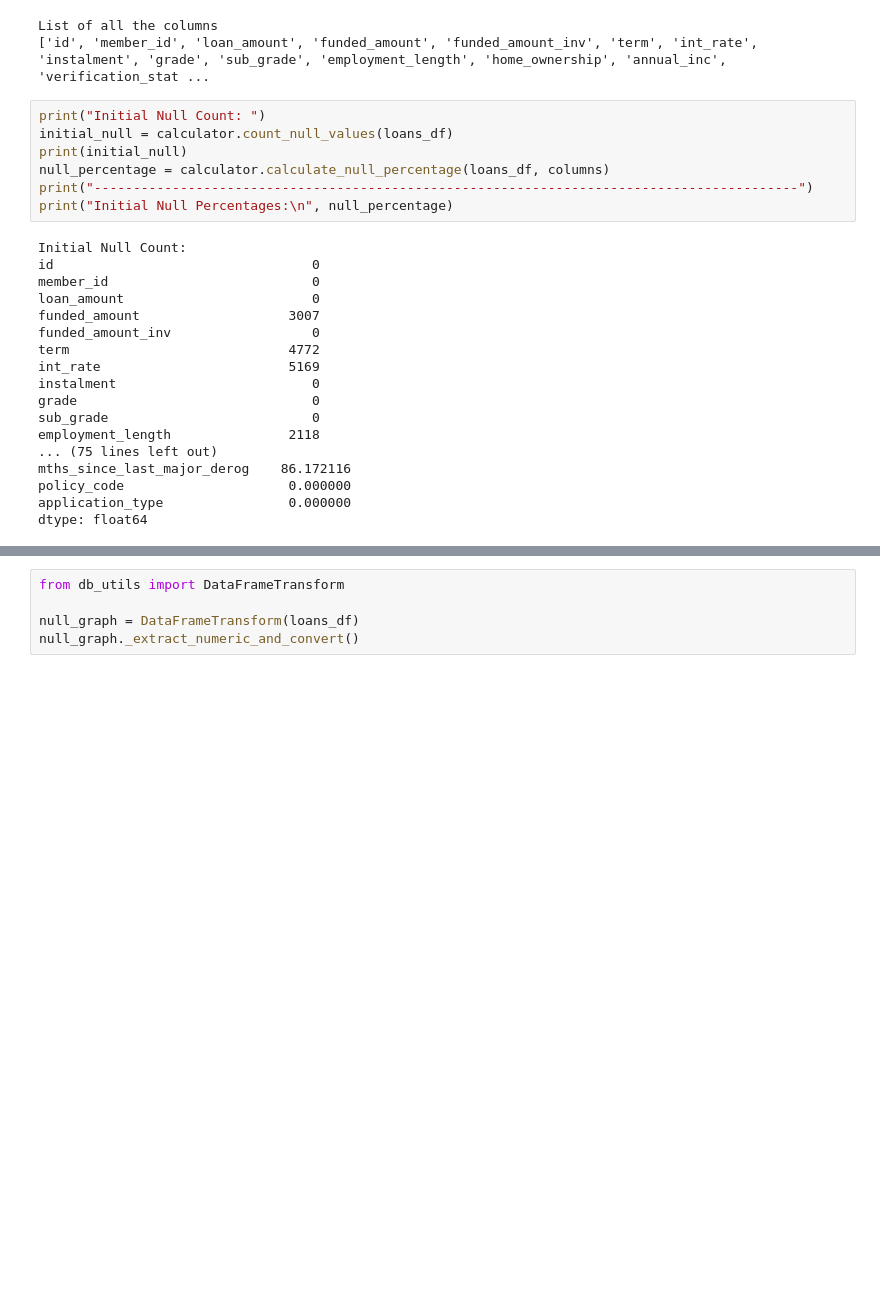
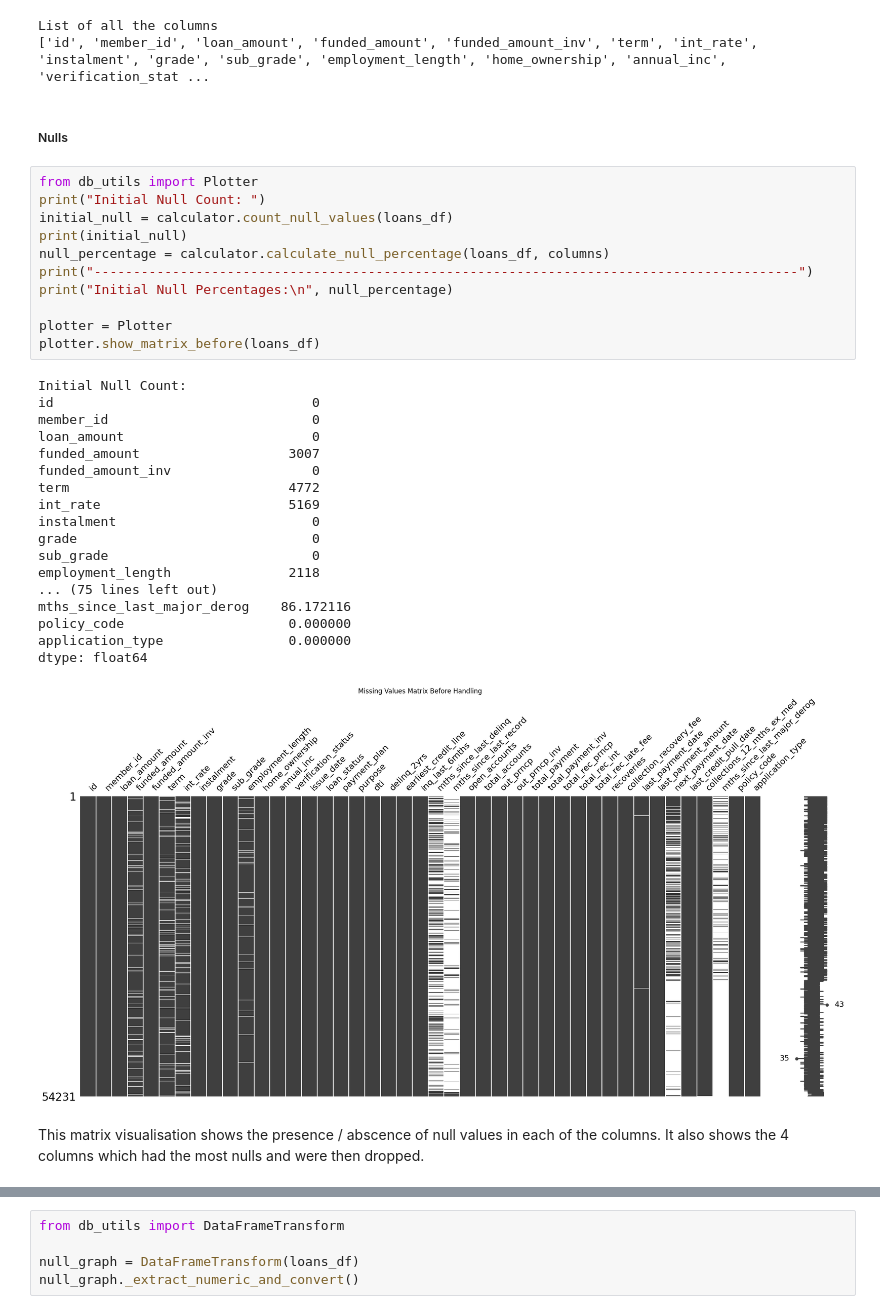
Before and after one commit to BeatrixA295/exploratory-data-analysis---customer-loans-in-finance258, a Jupyter notebook: main.ipynb, the cells around one changed output, grey strips where cells are left out. Drawn from its saved outputs; the diff is of its cells as text; blank space fills up the shorter version.

Commit message:
"Updates with Matrixes"

```diff
--- a/main.ipynb
+++ b/main.ipynb
@@ -182,28 +182,38 @@ print (columns)
 # %% [output]
 List of all the columns
 ['id', 'member_id', 'loan_amount', 'funded_amount', 'funded_amount_inv', 'term', 'int_rate', 'instalment', 'grade', 'sub_grade', 'employment_length', 'home_ownership', 'annual_inc', 'verification_stat ...
+# %% [markdown]
+##### Nulls
 # %%
+from db_utils import Plotter
 print("Initial Null Count: ")
 initial_null = calculator.count_null_values(loans_df)
 print(initial_null)
 null_percentage = calculator.calculate_null_percentage(loans_df, columns)
 print("------------------------------------------------------------------------------------------")
 print("Initial Null Percentages:\n", null_percentage)
+
+plotter = Plotter
+plotter.show_matrix_before(loans_df)
 # %% [output]
 Initial Null Count:
 id                                 0
 member_id                          0
 loan_amount                        0
 funded_amount                   3007
 funded_amount_inv                  0
 term                            4772
 int_rate                        5169
 instalment                         0
 grade                              0
 sub_grade                          0
 employment_length               2118
 ... (75 lines left out)
 mths_since_last_major_derog    86.172116
 policy_code                     0.000000
 application_type                0.000000
 dtype: float64
+[figure, added]
+# %% [markdown]
+This matrix visualisation shows the presence / abscence of null values in each of the columns.
+It also shows the 4 columns which had the most nulls and were then dropped.
```
Also changed, not shown: parts of 5 cells of this notebook, 1 other file.
